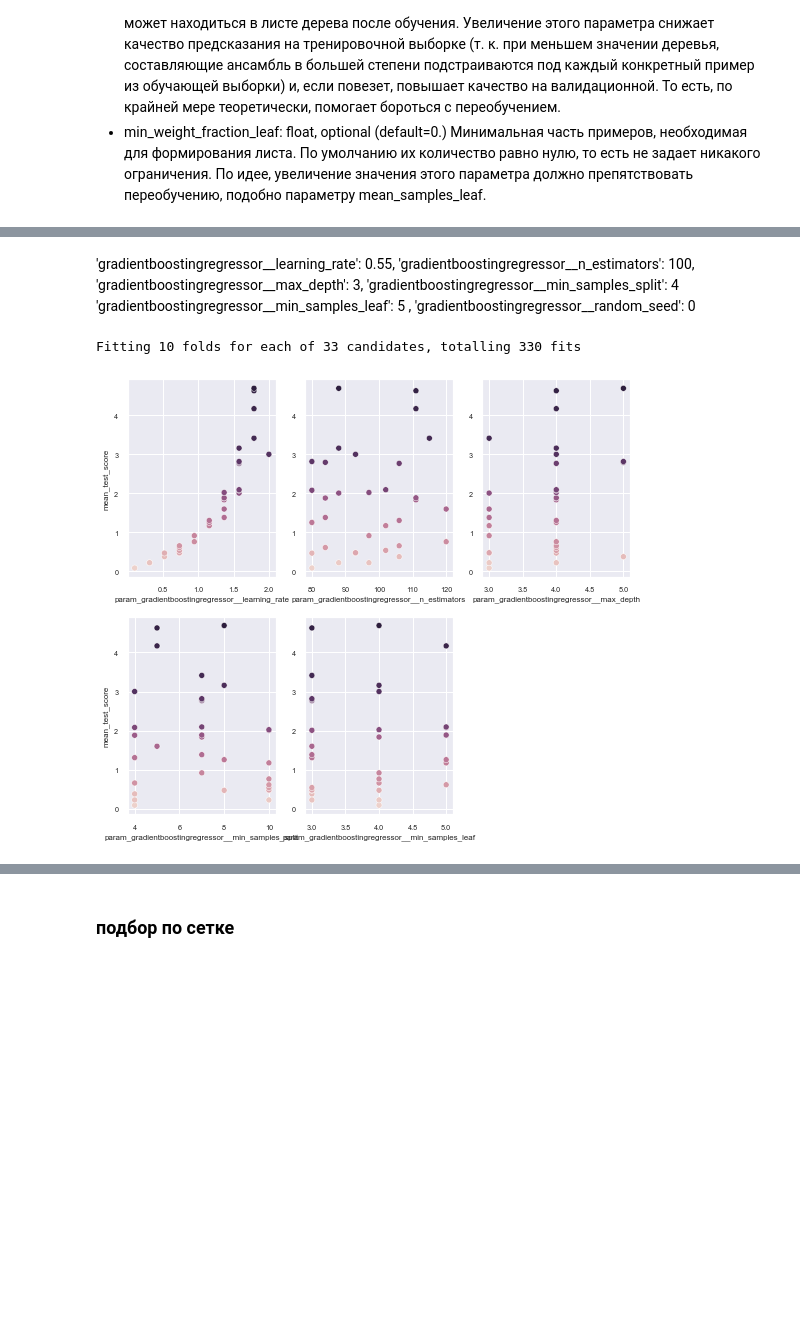
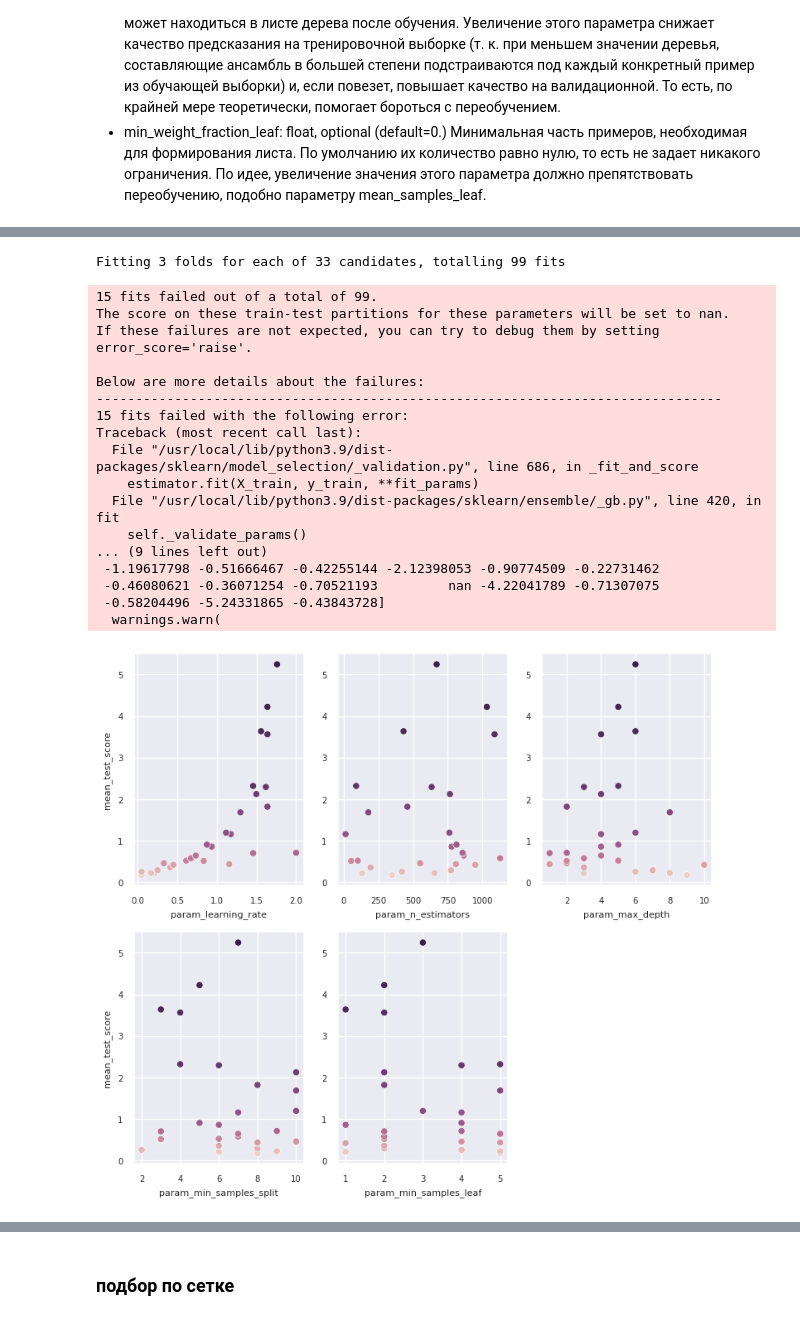
Before and after one commit to ritulupov/BKP, a Jupyter notebook: notebook.ipynb, the cells around one changed output, grey strips where cells are left out. Saved outputs shown, nothing was run; the diff lists cells and outputs as text; code cells hidden in the pictures; blank space fills up the shorter version.

```diff
--- a/notebook.ipynb
+++ b/notebook.ipynb
@@ -295,13 +390,3 @@ plt.show()
-# %%
-def ppc(data):
-    """
-    Удаляет выбросы
-    """
-    #абсолютное значение z-score для каждого наблюдения
-    z = np.abs(stats.zscore(data))
-
-    #сохраняйте только строки в кадре данных смодулем z-оценками меньше 3
-    return data[(z<3).all(axis=1)]
 # %% [markdown]
 ### Попробую без выбросов
 # %%
@@ -337,2 +428,0 @@ w_df.describe().T
-# %%
-w_df = w_df.drop(drop_cols, axis=1)
@@ -390,2 +469,0 @@ def mls(note, data):
-# %%
-est_df = mls('', w_df) # обучение 5 моделей результаты в est_df
@@ -658,7 +636,7 @@ Fitting 10 folds for each of 33 candidates, totalling 330 fits
 # %%
-GSCV = GridSearchCV(make_pipeline(StandardScaler(), SVR()), {
-    'svr__C': [1, 2],
-    'svr__epsilon': [1, 2, 3]
+GSCV = GridSearchCV(SVR(), {
+    'C': [980, 1100],
+    'epsilon': [7.5, 10.6, 12]
     },
     cv=10, scoring='r2')
 
@@ -715,34 +692,43 @@ GradientBoostingRegressor().get_params()
  'validation_fraction': 0.1,
  'verbose': 0,
  'warm_start': False}
-# %% [markdown]
-  'gradientboostingregressor__learning_rate': 0.55,
-  'gradientboostingregressor__n_estimators': 100,
-  'gradientboostingregressor__max_depth': 3,
-  'gradientboostingregressor__min_samples_split': 4
-  'gradientboostingregressor__min_samples_leaf': 5 ,
-  'gradientboostingregressor__random_seed': 0
 # %%
-tmp = rs_viz('GBR', make_pipeline(StandardScaler(),
-                                    GradientBoostingRegressor()), w_df,
+tmp = rs_viz('GBR', GradientBoostingRegressor(), w_df,
     {
-    'gradientboostingregressor__learning_rate': [
-        round(x, 4) for x in np.linspace(start = 0.1, stop = 2, num = 10)],
-    'gradientboostingregressor__n_estimators': [
-        int(x) for x in np.linspace(start = 80, stop = 120, num = 10)],
-    'gradientboostingregressor__max_depth': [
-        int(x) for x in np.linspace(start = 3, stop = 5, num = 5)],
-    'gradientboostingregressor__min_samples_split': [
-        int(x) for x in np.linspace(start = 4, stop = 10, num = 5)],
-    'gradientboostingregressor__min_samples_leaf': [
-        int(x) for x in np.linspace(start = 3, stop = 5, num = 5)],
+    'learning_rate': [
+        round(x, 4) for x in np.linspace(start = 0.01, stop = 2, num = 100)],
+    'n_estimators': [
+        int(x) for x in np.linspace(start = 10, stop = 1200, num = 300)],
+    'max_depth': [
+        int(x) for x in np.linspace(start = 1, stop = 10, num = 10)],
+    'min_samples_split': [
+        int(x) for x in np.linspace(start = 1, stop = 10, num = 10)],
+    'min_samples_leaf': [
+        int(x) for x in np.linspace(start = 1, stop = 5, num = 5)],
     },
     ncols=3)
 
 est_df = pd.concat([est_df, tmp[0]], ignore_index=True)
+print(tmp[0]['params'])
+print()
 print(est_df.drop(['params'], axis=1).sort_values(by='r2', ascending=False))
-print()
-print(*tmp[0]['params'])
 # %% [output]
-Fitting 10 folds for each of 33 candidates, totalling 330 fits
+Fitting 3 folds for each of 33 candidates, totalling 99 fits
+15 fits failed out of a total of 99.
+The score on these train-test partitions for these parameters will be set to nan.
+If these failures are not expected, you can try to debug them by setting error_score='raise'.
+
+Below are more details about the failures:
+--------------------------------------------------------------------------------
+15 fits failed with the following error:
+Traceback (most recent call last):
+  File "/usr/local/lib/python3.9/dist-packages/sklearn/model_selection/_validation.py", line 686, in _fit_and_score
+    estimator.fit(X_train, y_train, **fit_params)
+  File "/usr/local/lib/python3.9/dist-packages/sklearn/ensemble/_gb.py", line 420, in fit
+    self._validate_params()
+... (9 lines left out)
+ -1.19617798 -0.51666467 -0.42255144 -2.12398053 -0.90774509 -0.22731462
+ -0.46080621 -0.36071254 -0.70521193         nan -4.22041789 -0.71307075
+ -0.58204496 -5.24331865 -0.43843728]
+  warnings.warn(
-[figure, old version]
+[figure, new version]
```
Also changed, not shown: parts of 88 cells of this notebook, 1 other file.
